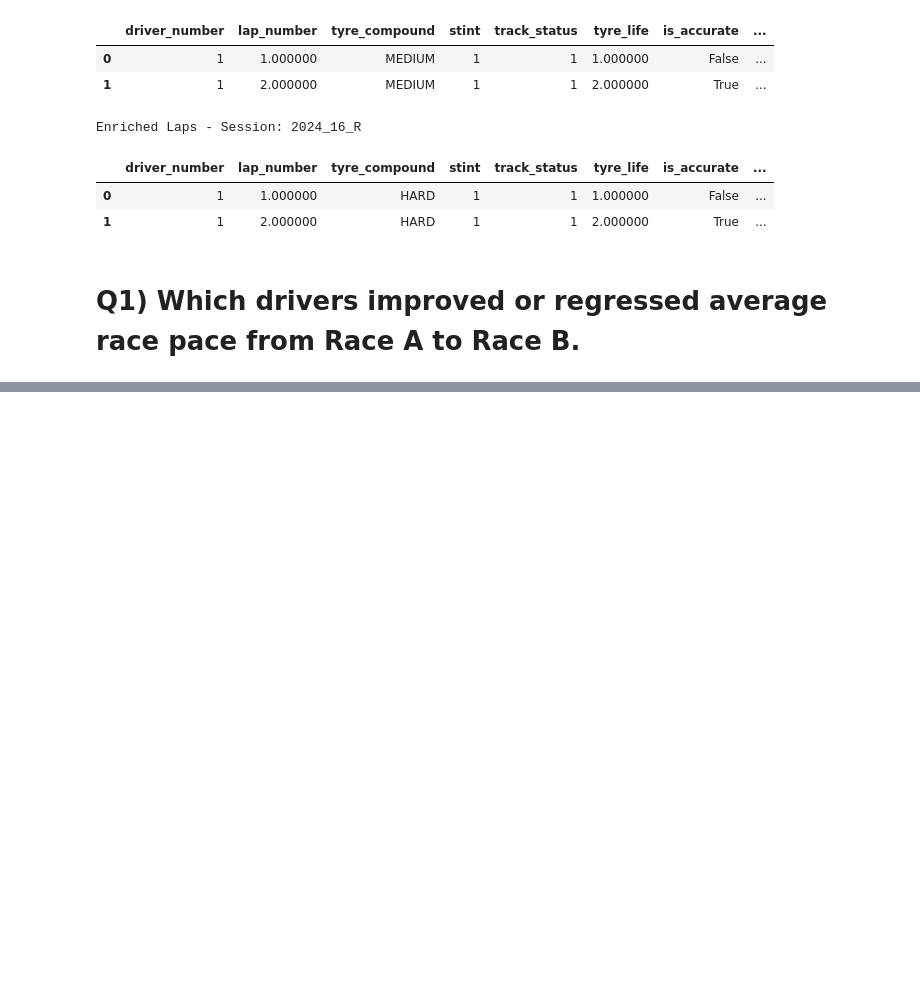
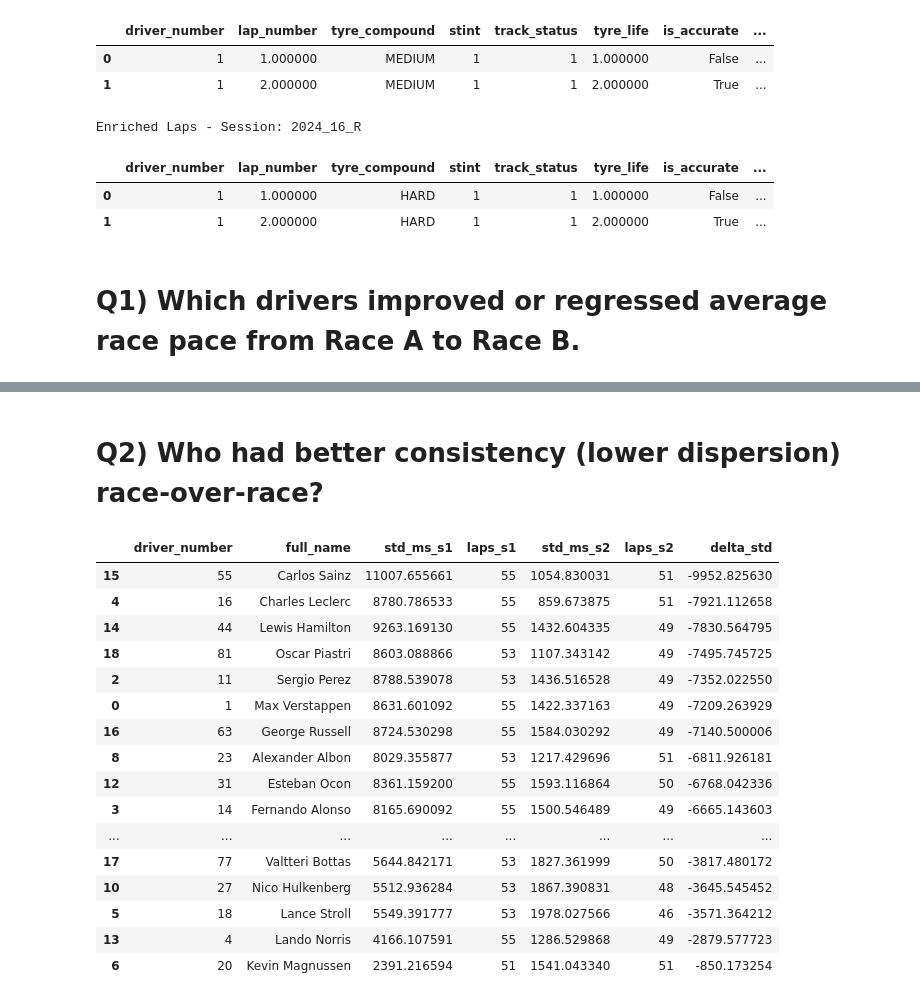
Before and after one commit to pratyushagarwal22/F1_Projects, a Jupyter notebook: race_weekend_data_pipeline/notebooks/03_two_race_QA.ipynb, the cells around one changed output, grey strips where cells are left out. Drawn from its saved outputs; the diff is of its cells as text; code cells hidden in the pictures; blank space fills up the shorter version.

```diff
--- a/race_weekend_data_pipeline/notebooks/03_two_race_QA.ipynb
+++ b/race_weekend_data_pipeline/notebooks/03_two_race_QA.ipynb
@@ -113,0 +170,61 @@ def pace_summary(fl: pd.DataFrame) -> pd.DataFrame:
+# %% [markdown]
+# Q2) Who had better consistency (lower dispersion) race-over-race?
+# %%
+def consistency(fl):
+    if fl.empty:
+        return pd.DataFrame()
+
+    d = (
+        fl.loc[~fl['is_pit'].fillna(False)]
+        .groupby(['driver_number', 'full_name'], dropna=False)['lap_time_ms']
+        .agg(
+            std_ms='std',
+            laps='size'
+        )
+        .reset_index()
+    )
+    return d
+
+c1 = consistency(fl1e).rename(columns={
+    'std_ms' : 'std_ms_s1',
+    'laps' : 'laps_s1'
+})
+
+c2 = consistency(fl2e).rename(columns={
+    'std_ms' : 'std_ms_s2',
+    'laps' : 'laps_s2'
+})
+
+consistency_delta = (
+    c1.merge(
+        c2,
+        on=['driver_number', 'full_name'],
+        how='inner',
+    )
+    .assign(
+        delta_std = lambda x: x['std_ms_s2'] - x['std_ms_s1']
+    )
+    .sort_values('delta_std')
+)
+
+display(consistency_delta.head(20))
+
+# Negative delta_std means more consistent in Race B vs Race A.
+# %% [output]
+|  | driver_number | full_name | std_ms_s1 | laps_s1 | std_ms_s2 | laps_s2 | delta_std |
+| 15 | 55 | Carlos Sainz | 11007.655661 | 55 | 1054.830031 | 51 | -9952.825630 |
+| 4 | 16 | Charles Leclerc | 8780.786533 | 55 | 859.673875 | 51 | -7921.112658 |
+| 14 | 44 | Lewis Hamilton | 9263.169130 | 55 | 1432.604335 | 49 | -7830.564795 |
+| 18 | 81 | Oscar Piastri | 8603.088866 | 53 | 1107.343142 | 49 | -7495.745725 |
+| 2 | 11 | Sergio Perez | 8788.539078 | 53 | 1436.516528 | 49 | -7352.022550 |
+| 0 | 1 | Max Verstappen | 8631.601092 | 55 | 1422.337163 | 49 | -7209.263929 |
+| 16 | 63 | George Russell | 8724.530298 | 55 | 1584.030292 | 49 | -7140.500006 |
+| 8 | 23 | Alexander Albon | 8029.355877 | 53 | 1217.429696 | 51 | -6811.926181 |
+| 12 | 31 | Esteban Ocon | 8361.159200 | 55 | 1593.116864 | 50 | -6768.042336 |
+| 3 | 14 | Fernando Alonso | 8165.690092 | 55 | 1500.546489 | 49 | -6665.143603 |
+| ... | ... | ... | ... | ... | ... | ... | ... |
+| 17 | 77 | Valtteri Bottas | 5644.842171 | 53 | 1827.361999 | 50 | -3817.480172 |
+| 10 | 27 | Nico Hulkenberg | 5512.936284 | 53 | 1867.390831 | 48 | -3645.545452 |
+| 5 | 18 | Lance Stroll | 5549.391777 | 53 | 1978.027566 | 46 | -3571.364212 |
+| 13 | 4 | Lando Norris | 4166.107591 | 55 | 1286.529868 | 49 | -2879.577723 |
+| 6 | 20 | Kevin Magnussen | 2391.216594 | 51 | 1541.043340 | 51 | -850.173254 |
```
Also changed, not shown: parts of 9 cells of this notebook, 1 other file.
